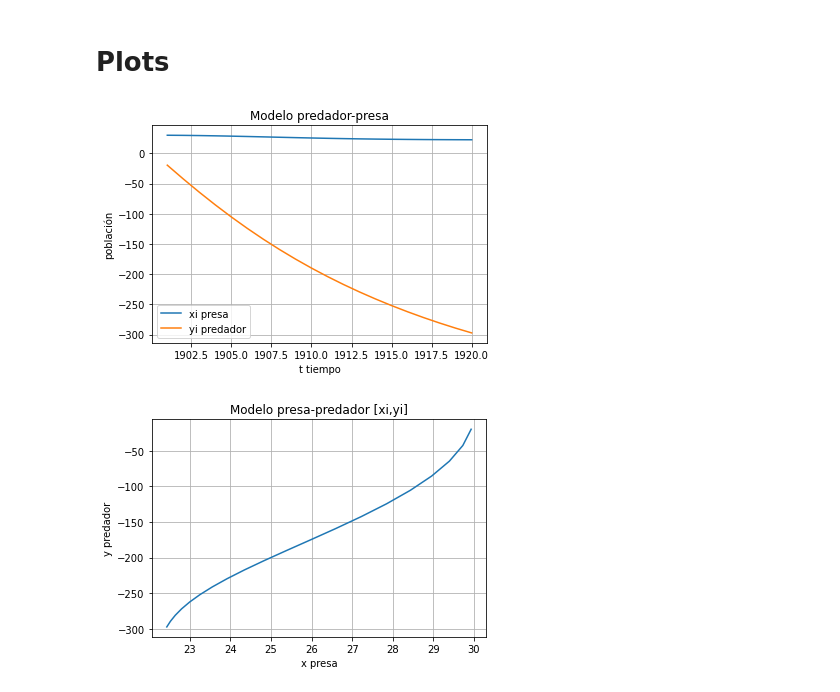
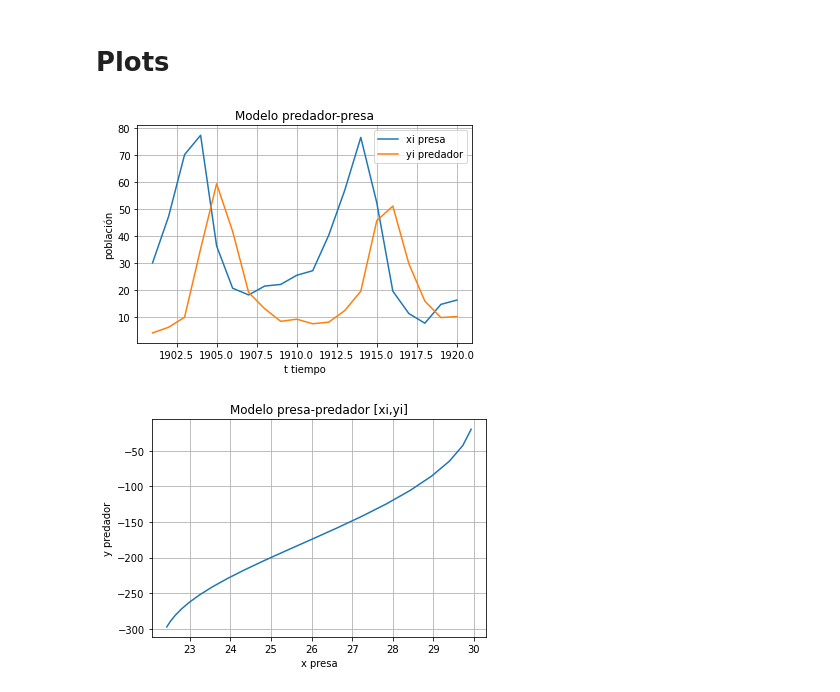
Before and after one commit to jpablo-ortiz/Analisis_Numerico_1057_2130, a Jupyter notebook: Talleres/Taller 4/Punto 2 IV B.ipynb, the cells around one changed output. Saved outputs shown, nothing was run; the diff lists cells and outputs as text; code cells hidden in the pictures.

```diff
--- a/Talleres/Taller 4/Punto 2 IV B.ipynb
+++ b/Talleres/Taller 4/Punto 2 IV B.ipynb
@@ -127,17 +127,17 @@ Linces: 313.5 año: 1916.0
 # Plots
 # %%
 # Conejos y linces contra el tiempo
-plt.plot(ti,xi, label='xi presa')
-plt.plot(ti,yi, label='yi predador')
+plt.plot(ti, conejos[:-1], label='xi presa')
+plt.plot(ti, linces[:-1], label='yi predador')
 
 plt.title('Modelo predador-presa')
 plt.xlabel('t tiempo')
 plt.ylabel('población')
 plt.legend()
 plt.grid()
 plt.show()
 # %% [output]
-[figure, old version]
+[figure, new version]
 # %%
 # gráfica conejos vs presas
 plt.plot(xi,yi)
```
